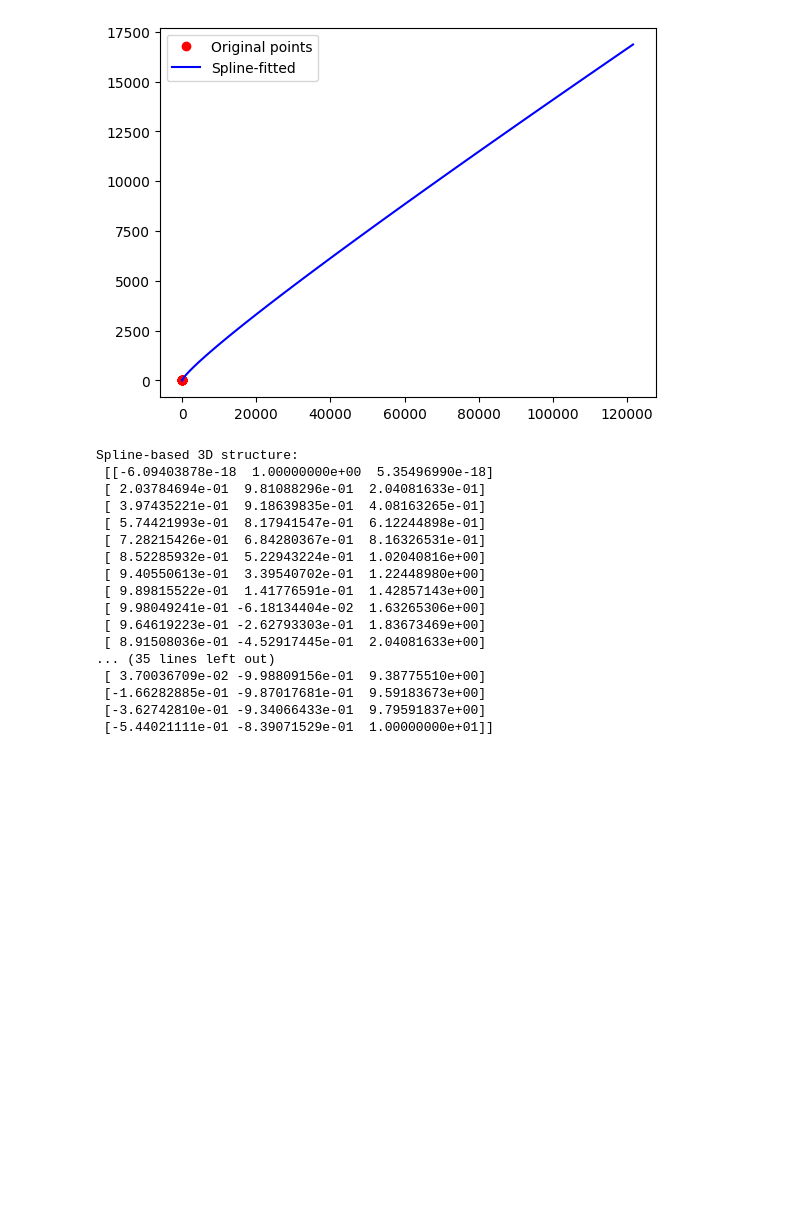
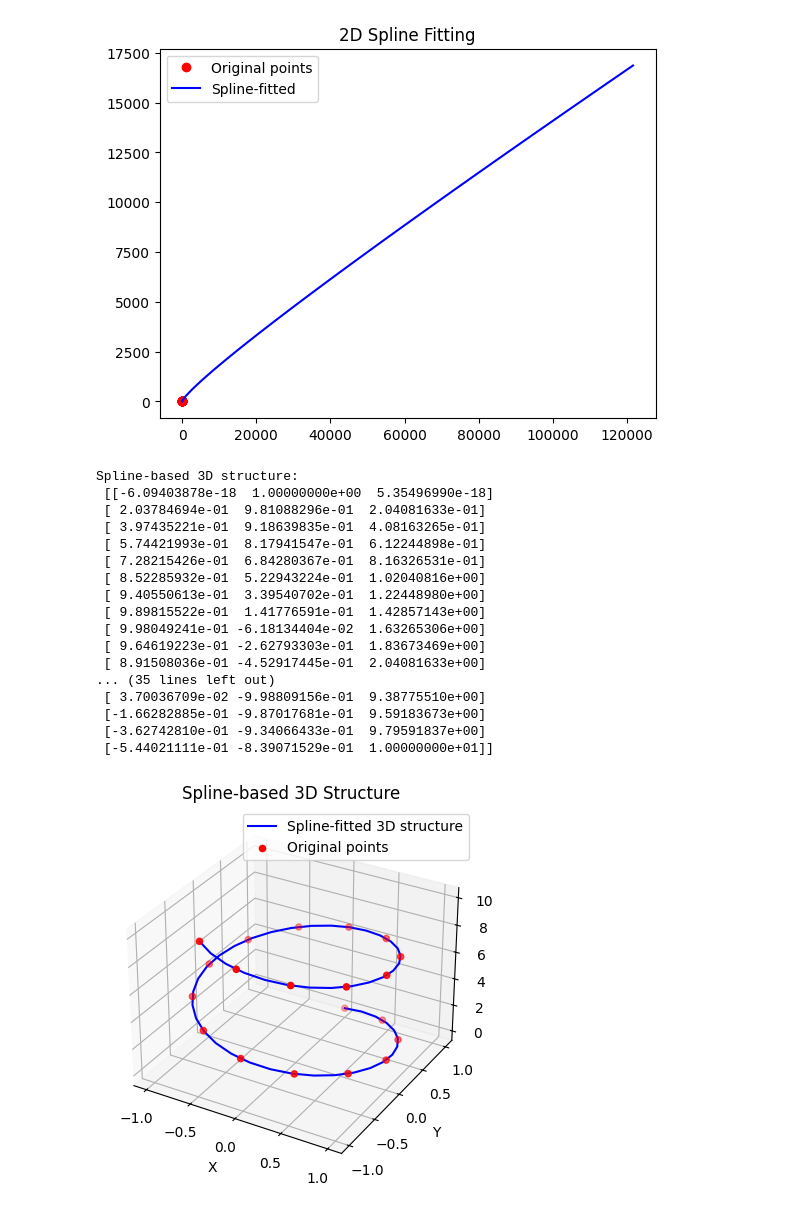
Before and after one commit to sivaprasanth2221/Computer-Vision, a Jupyter notebook: Ex9/spline_based_motion.ipynb, the cells around one changed output. Cells and saved outputs as stored; diff of their text form; code cells hidden in the pictures; blank space fills up the shorter version.

```diff
--- a/Ex9/spline_based_motion.ipynb
+++ b/Ex9/spline_based_motion.ipynb
@@ -2,36 +2,56 @@
 import numpy as np
 from scipy.interpolate import splprep, splev
 import matplotlib.pyplot as plt
+from mpl_toolkits.mplot3d import Axes3D
 
 # Simulate 2D camera trajectory (time, x, y)
 n_points = 20
 time = np.linspace(0, 10, n_points)
-trajectory = np.sin(time), np.cos(time) # Example 2D trajectory
+trajectory = np.sin(time), np.cos(time)  # Example 2D trajectory
 
 # Fit a B-spline to the camera trajectory
 tck, u = splprep(trajectory, s=0)
 new_time = np.linspace(0, 10, 100)
 smoothed_trajectory = splev(new_time, tck)
 
-# Plot original vs. spline-fitted trajectory
+# Plot original vs. spline-fitted 2D trajectory
+plt.figure()
 plt.plot(trajectory[0], trajectory[1], 'ro', label='Original points')
 plt.plot(smoothed_trajectory[0], smoothed_trajectory[1], 'b-', label='Spline-fitted')
 plt.legend()
+plt.title('2D Spline Fitting')
 plt.show()
 
 # Estimate 3D structure by interpolating camera position at various time intervals
 def estimate_3d_structure_spline(trajectory, num_points):
     tck, u = splprep(trajectory, s=0)
     u_new = np.linspace(0, 1, num_points)
     interpolated = splev(u_new, tck)
     return np.array(interpolated).T
 
 # Simulated 3D trajectory (sinusoidal curve in 3D)
 trajectory_3d = [np.sin(time), np.cos(time), time]
 structure_3d_spline = estimate_3d_structure_spline(trajectory_3d, 50)
 print("Spline-based 3D structure:\n", structure_3d_spline)
+
+# 3D Plot of the spline-fitted 3D structure
+fig = plt.figure()
+ax = fig.add_subplot(111, projection='3d')
+
+# Plot original points and the spline-fitted curve
+ax.plot(structure_3d_spline[:, 0], structure_3d_spline[:, 1], structure_3d_spline[:, 2], 'b-', label='Spline-fitted 3D structure')
+ax.scatter(trajectory_3d[0], trajectory_3d[1], trajectory_3d[2], color='red', label='Original points')
+
+# Labels and legend
+ax.set_xlabel('X')
+ax.set_ylabel('Y')
+ax.set_zlabel('Z')
+ax.set_title('Spline-based 3D Structure')
+ax.legend()
+
+plt.show()
 # %% [output]
-[figure, old version]
+[figure, new version]
 Spline-based 3D structure:
  [[-6.09403878e-18  1.00000000e+00  5.35496990e-18]
  [ 2.03784694e-01  9.81088296e-01  2.04081633e-01]
@@ -49,3 +69,4 @@ Spline-based 3D structure:
  [-1.66282885e-01 -9.87017681e-01  9.59183673e+00]
  [-3.62742810e-01 -9.34066433e-01  9.79591837e+00]
  [-5.44021111e-01 -8.39071529e-01  1.00000000e+01]]
+[figure, added]
```
